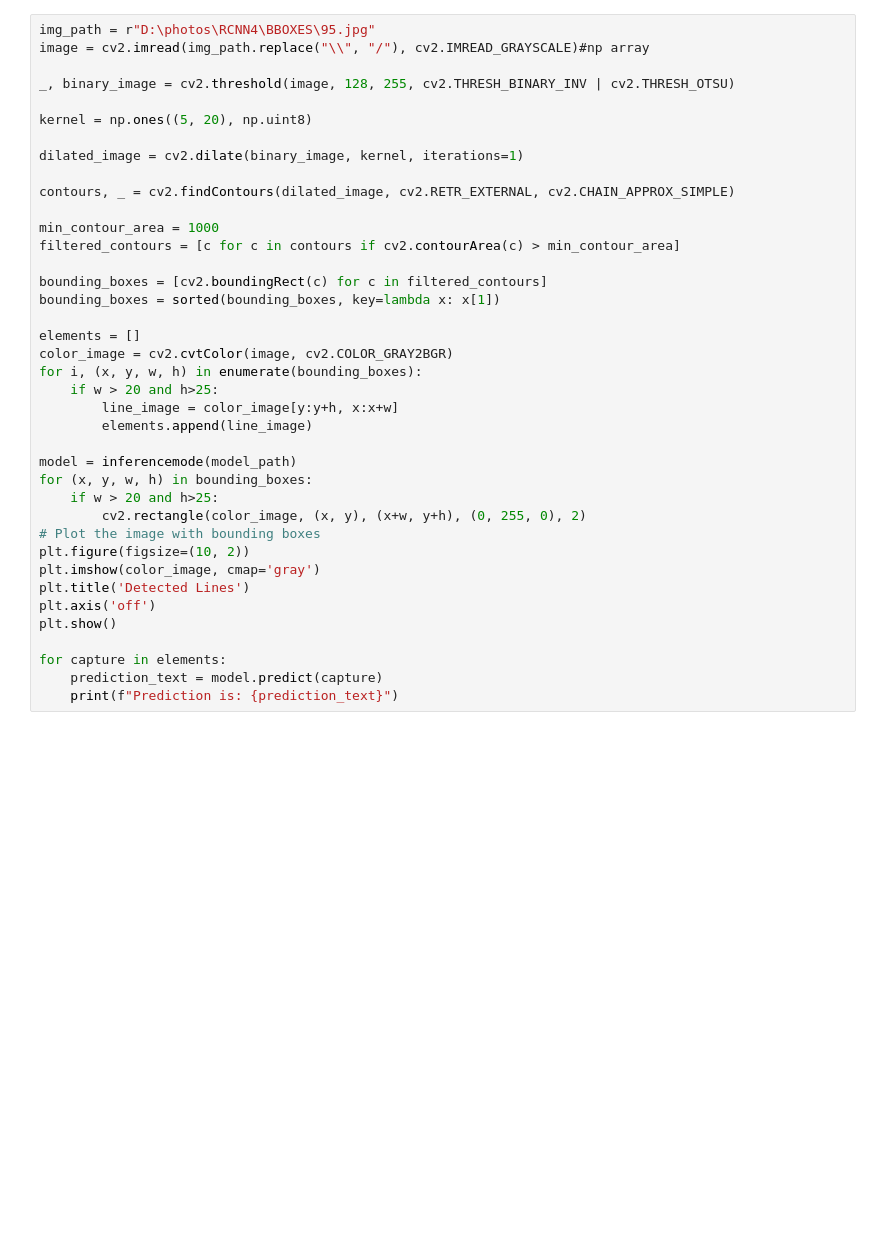
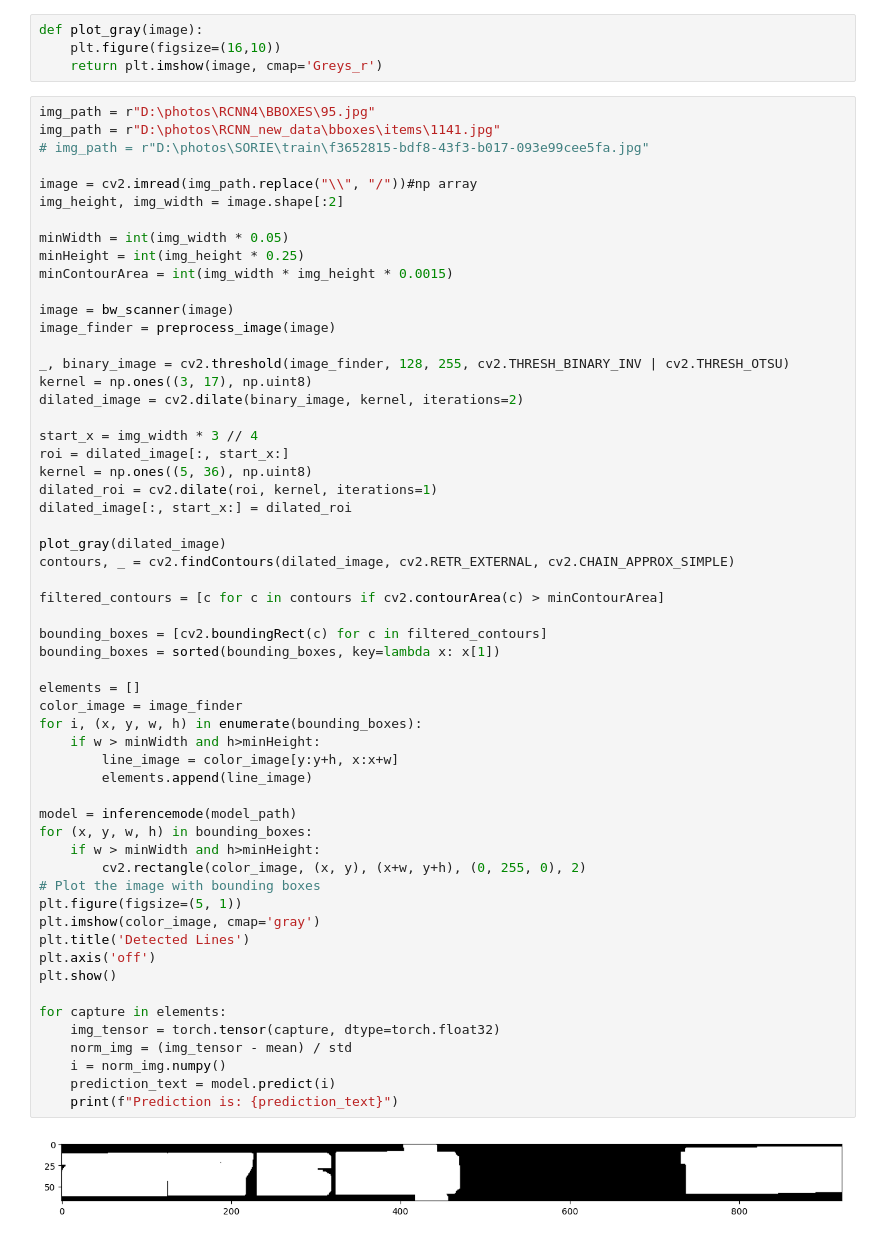
Before and after one commit to kcccr123/receipt-scanner-backend, a Jupyter notebook: RCNN/YOLO_connection.ipynb, the cells around one changed output. Cells and saved outputs as stored; diff of their text form; blank space fills up the shorter version.

```diff
--- a/RCNN/YOLO_connection.ipynb
+++ b/RCNN/YOLO_connection.ipynb
@@ -119,39 +187,63 @@ img_path = r"D:\photos\RCNN4\BBOXES\75.jpg"
+# %%
+def plot_gray(image):
+    plt.figure(figsize=(16,10))
+    return plt.imshow(image, cmap='Greys_r')
 # %%
 img_path = r"D:\photos\RCNN4\BBOXES\95.jpg"
-image = cv2.imread(img_path.replace("\\", "/"), cv2.IMREAD_GRAYSCALE)#np array
+img_path = r"D:\photos\RCNN_new_data\bboxes\items\1141.jpg"
+# img_path = r"D:\photos\SORIE\train\f3652815-bdf8-43f3-b017-093e99cee5fa.jpg"
 
-_, binary_image = cv2.threshold(image, 128, 255, cv2.THRESH_BINARY_INV | cv2.THRESH_OTSU)
+image = cv2.imread(img_path.replace("\\", "/"))#np array
+img_height, img_width = image.shape[:2]
 
-kernel = np.ones((5, 20), np.uint8)
+minWidth = int(img_width * 0.05)
+minHeight = int(img_height * 0.25)
+minContourArea = int(img_width * img_height * 0.0015)
 
-dilated_image = cv2.dilate(binary_image, kernel, iterations=1)
+image = bw_scanner(image)
+image_finder = preprocess_image(image)
 
+_, binary_image = cv2.threshold(image_finder, 128, 255, cv2.THRESH_BINARY_INV | cv2.THRESH_OTSU)
+kernel = np.ones((3, 17), np.uint8)
+dilated_image = cv2.dilate(binary_image, kernel, iterations=2)
+
+start_x = img_width * 3 // 4
+roi = dilated_image[:, start_x:]
+kernel = np.ones((5, 36), np.uint8)
+dilated_roi = cv2.dilate(roi, kernel, iterations=1)
+dilated_image[:, start_x:] = dilated_roi
+
+plot_gray(dilated_image)
 contours, _ = cv2.findContours(dilated_image, cv2.RETR_EXTERNAL, cv2.CHAIN_APPROX_SIMPLE)
 
-min_contour_area = 1000
-filtered_contours = [c for c in contours if cv2.contourArea(c) > min_contour_area]
+filtered_contours = [c for c in contours if cv2.contourArea(c) > minContourArea]
 
 bounding_boxes = [cv2.boundingRect(c) for c in filtered_contours]
 bounding_boxes = sorted(bounding_boxes, key=lambda x: x[1])
 
 elements = []
-color_image = cv2.cvtColor(image, cv2.COLOR_GRAY2BGR)
+color_image = image_finder
 for i, (x, y, w, h) in enumerate(bounding_boxes):
-    if w > 20 and h>25:
+    if w > minWidth and h>minHeight:
         line_image = color_image[y:y+h, x:x+w]
         elements.append(line_image)
 
 model = inferencemode(model_path)
 for (x, y, w, h) in bounding_boxes:
-    if w > 20 and h>25:
+    if w > minWidth and h>minHeight:
         cv2.rectangle(color_image, (x, y), (x+w, y+h), (0, 255, 0), 2)
 # Plot the image with bounding boxes
-plt.figure(figsize=(10, 2))
+plt.figure(figsize=(5, 1))
 plt.imshow(color_image, cmap='gray')
 plt.title('Detected Lines')
 plt.axis('off')
 plt.show()
 
 for capture in elements:
-    prediction_text = model.predict(capture)
+    img_tensor = torch.tensor(capture, dtype=torch.float32)
+    norm_img = (img_tensor - mean) / std
+    i = norm_img.numpy()
+    prediction_text = model.predict(i)
     print(f"Prediction is: {prediction_text}")
+# %% [output]
+[figure, added]
```
Also changed, not shown: parts of 7 cells of this notebook, 33 other files.
